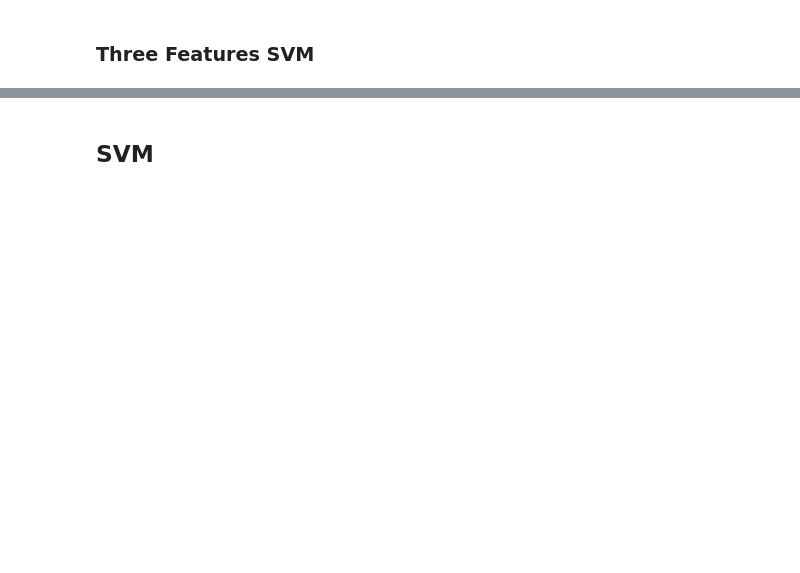
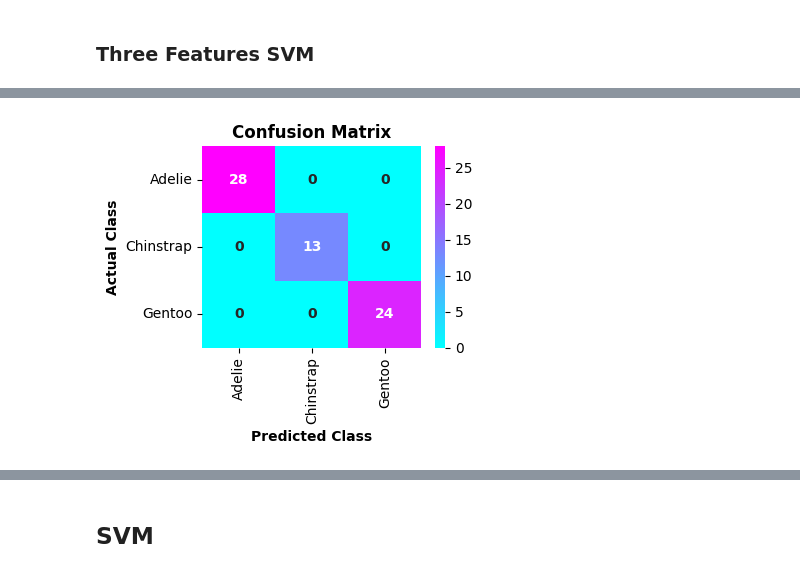
Before and after one commit to Habiburr0hman/penguin-classification, a Jupyter notebook: svm.ipynb, the cells around one changed output, grey strips where cells are left out. Cells and saved outputs as stored; diff of their text form; code cells hidden in the pictures; blank space fills up the shorter version.

```diff
--- a/svm.ipynb
+++ b/svm.ipynb
@@ -312,2 +299,40 @@ plt.show()
 # %% [markdown]
 ### Three Features SVM
+# %%
+cols = ['Culmen Length (mm)', 'Culmen Depth (mm)', 'Delta 13 C (o/oo)']
+X = df[cols].to_numpy()
+y = df['Species']
+y_encoded = y.apply(lambda x: encode_category(x, species))
+
+# X_train, X_val, y_train, y_val = train_test_split(X, y_encoded, train_size=0.7, stratify=y, random_state=89)
+# X_val, X_test, y_val, y_test = train_test_split(X_val, y_val, test_size=0.33, stratify=y_val, random_state=89)
+
+X_train, X_test, y_train, y_test = train_test_split(X, y_encoded, train_size=0.8, stratify=y, random_state=89)
+
+standard_scaler = StandardScaler()
+X_train_scaled = standard_scaler.fit_transform(X_train)
+# X_val_scaled = standard_scaler.transform(X_val)
+X_test_scaled = standard_scaler.transform(X_test)
+
+models = {
+    'a': SVC(kernel='linear', C=1e0, decision_function_shape='ovr'),
+    'b': SVC(kernel='linear', C=2e0, decision_function_shape='ovr'),
+    'c': SVC(kernel='linear', C=5e0, decision_function_shape='ovr'),
+    'd': SVC(kernel='linear', C=1e1, decision_function_shape='ovr'),
+    'e': SVC(kernel='linear', C=2e1, decision_function_shape='ovr'),
+    'f': SVC(kernel='linear', C=5e1, decision_function_shape='ovr'),
+    'g': SVC(kernel='linear', C=1e2, decision_function_shape='ovr')
+}
+
+all_metrics_val = {}
+for name, model in models.items():
+    res = pd.DataFrame(cross_validate(model, X_train_scaled, y_train, cv=skf, scoring=scoring))
+    # res.to_csv(f'{name}_base.csv')
+    all_metrics_val[name] = res
+
+avg_metrics_val = pd.DataFrame()
+for name, metrics in all_metrics_val.items():
+    avg_metrics_val[name] = metrics.mean()
+
+# avg_metrics_val.to_csv('avg_base.csv')
+avg_metrics_val.loc["test_F1_macro"]
@@ -314 +348,9 @@ plt.show()
+# %%
+model = models['d']
+model.fit(X_train_scaled, y_train)
+y_pred = model.predict(X_test_scaled)
+cm = confusion_matrix(y_pred, y_test)
+plot_confusion_matrix(cm, species, (4, 3.5), 'cool')
+# %% [output]
+[figure, added]
 # %%
```
Also changed, not shown: parts of 24 cells of this notebook.
